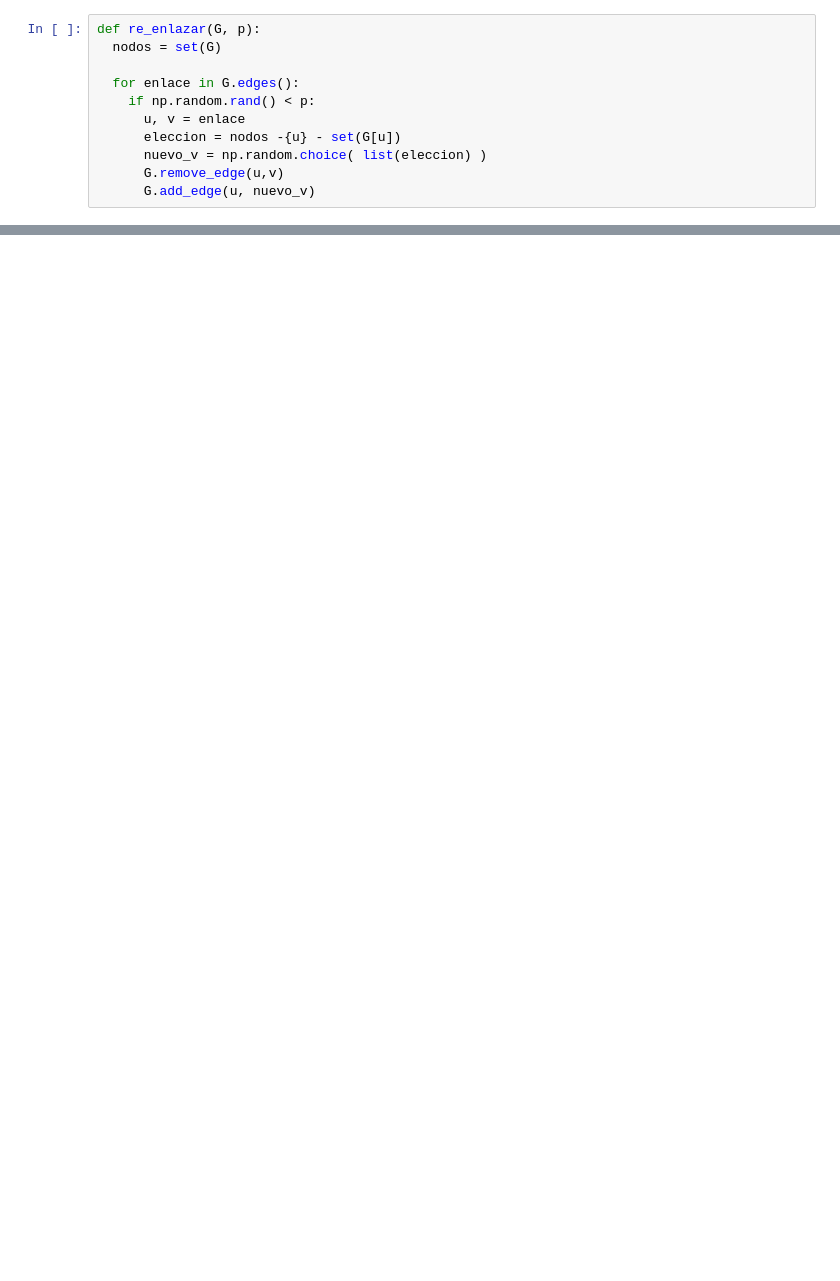
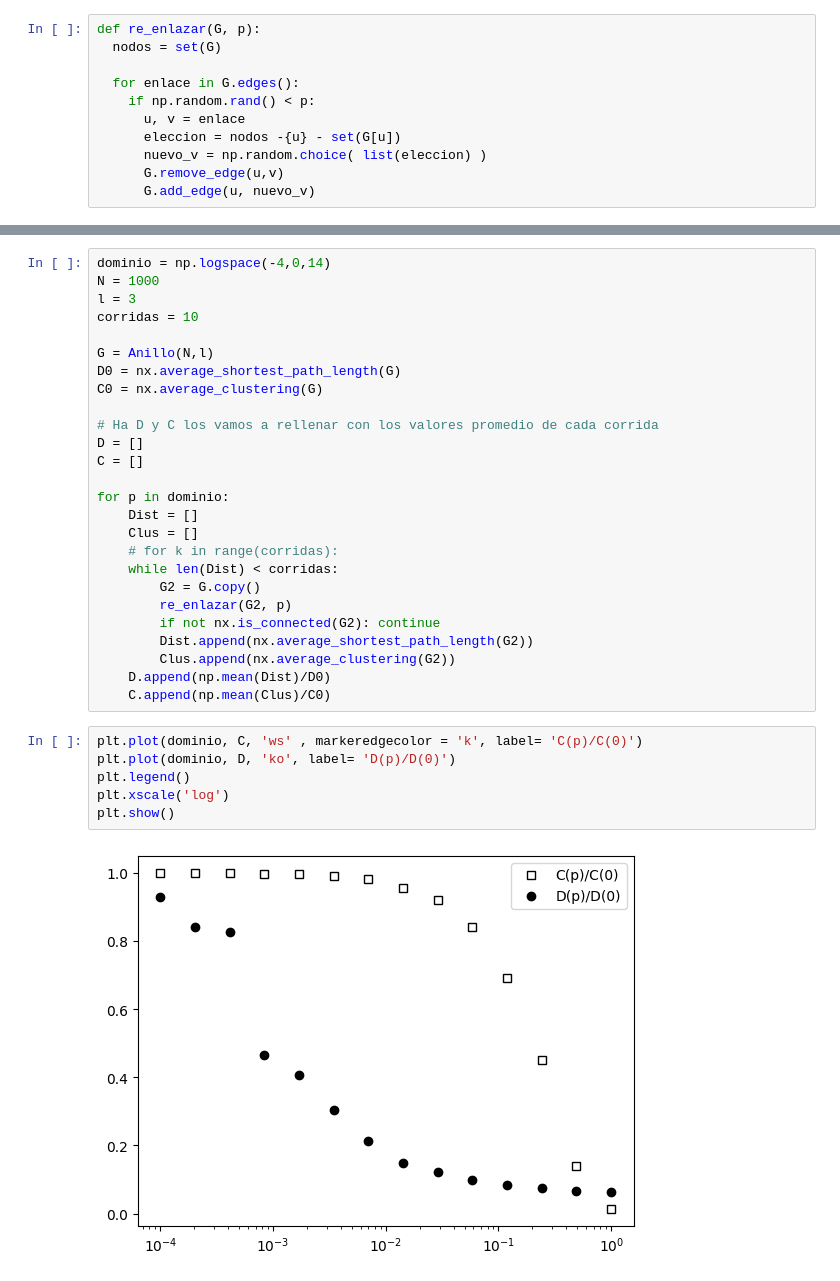
Before and after one commit to pplalo/Quack, a Jupyter notebook: Ciencia_de_Redes/practica_8.ipynb, the cells around one changed output, grey strips where cells are left out. Saved outputs shown, nothing was run; the diff lists cells and outputs as text; blank space fills up the shorter version.

```diff
--- a/Ciencia_de_Redes/practica_8.ipynb
+++ b/Ciencia_de_Redes/practica_8.ipynb
@@ -296,0 +341,34 @@ Error:
+# %%
+dominio = np.logspace(-4,0,14)
+N = 1000
+l = 3
+corridas = 10
+
+G = Anillo(N,l)
+D0 = nx.average_shortest_path_length(G)
+C0 = nx.average_clustering(G)
+
+# Ha D y C los vamos a rellenar con los valores promedio de cada corrida
+D = []
+C = []
+
+for p in dominio:
+    Dist = []
+    Clus = []
+    # for k in range(corridas):
+    while len(Dist) < corridas:
+        G2 = G.copy()
+        re_enlazar(G2, p)
+        if not nx.is_connected(G2): continue
+        Dist.append(nx.average_shortest_path_length(G2))
+        Clus.append(nx.average_clustering(G2))
+    D.append(np.mean(Dist)/D0)
+    C.append(np.mean(Clus)/C0)
+# %%
+plt.plot(dominio, C, 'ws' , markeredgecolor = 'k', label= 'C(p)/C(0)')
+plt.plot(dominio, D, 'ko', label= 'D(p)/D(0)')
+plt.legend()
+plt.xscale('log')
+plt.show()
+# %% [output]
+[figure, added]
```
Also changed, not shown: parts of 40 cells of this notebook, 6 other files.
